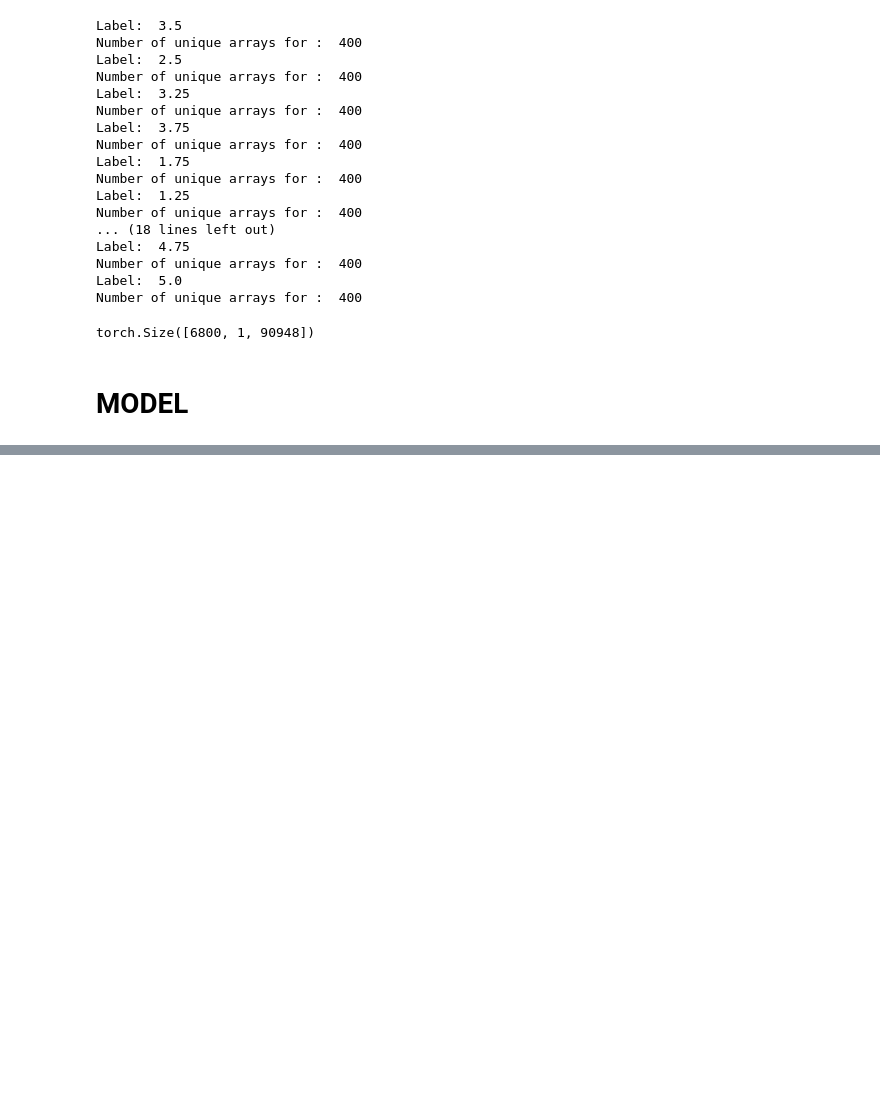
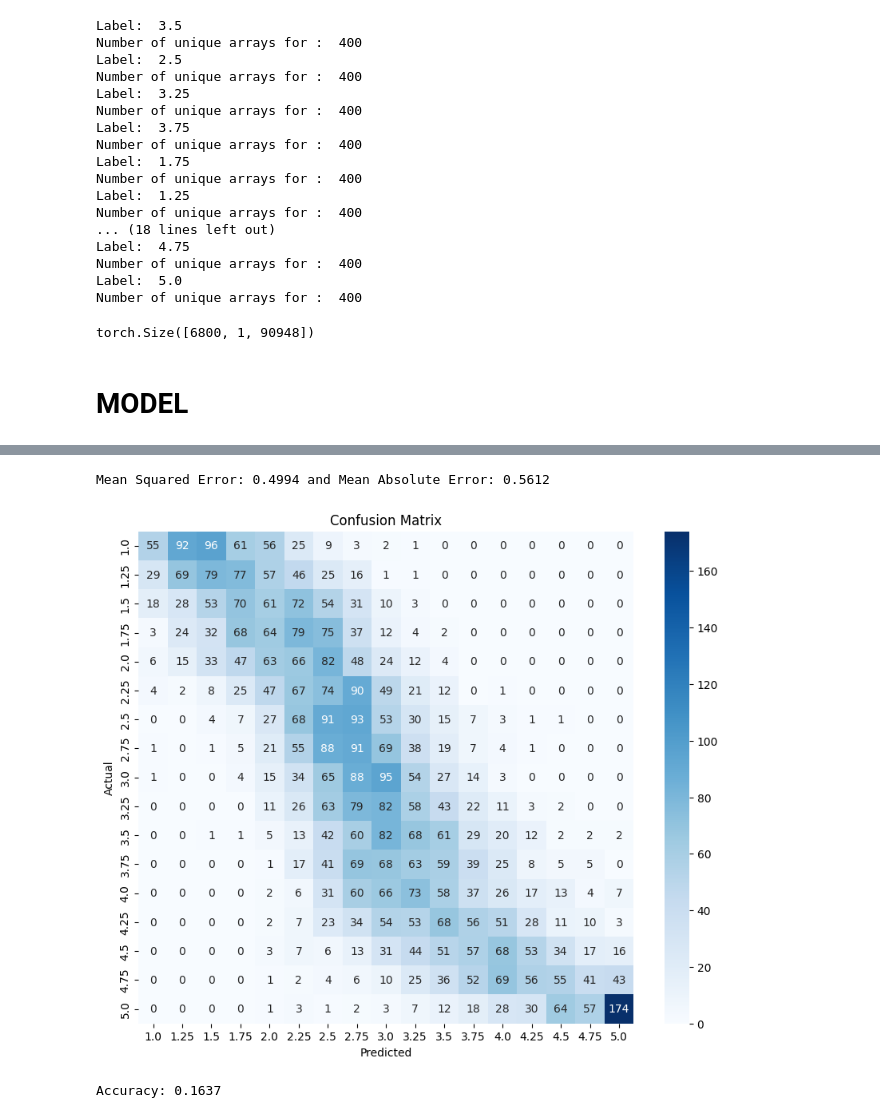
Before and after one commit to IwkooO/DL_Audio_Prediction, a Jupyter notebook: DataAugmentation.ipynb, the cells around one changed output, grey strips where cells are left out. Drawn from its saved outputs; the diff is of its cells as text; code cells hidden in the pictures; blank space fills up the shorter version.

```diff
--- a/DataAugmentation.ipynb
+++ b/DataAugmentation.ipynb
@@ -522,0 +523,6 @@ Accuracy: 0.1121
+# %%
+evaluate_model(modelCNN, train_loader, conf=True)
+# %% [output]
+Mean Squared Error: 0.4994 and Mean Absolute Error: 0.5612
+[figure, added]
+Accuracy: 0.1637
```
Also changed, not shown: parts of 2 cells of this notebook, 3 other files.
